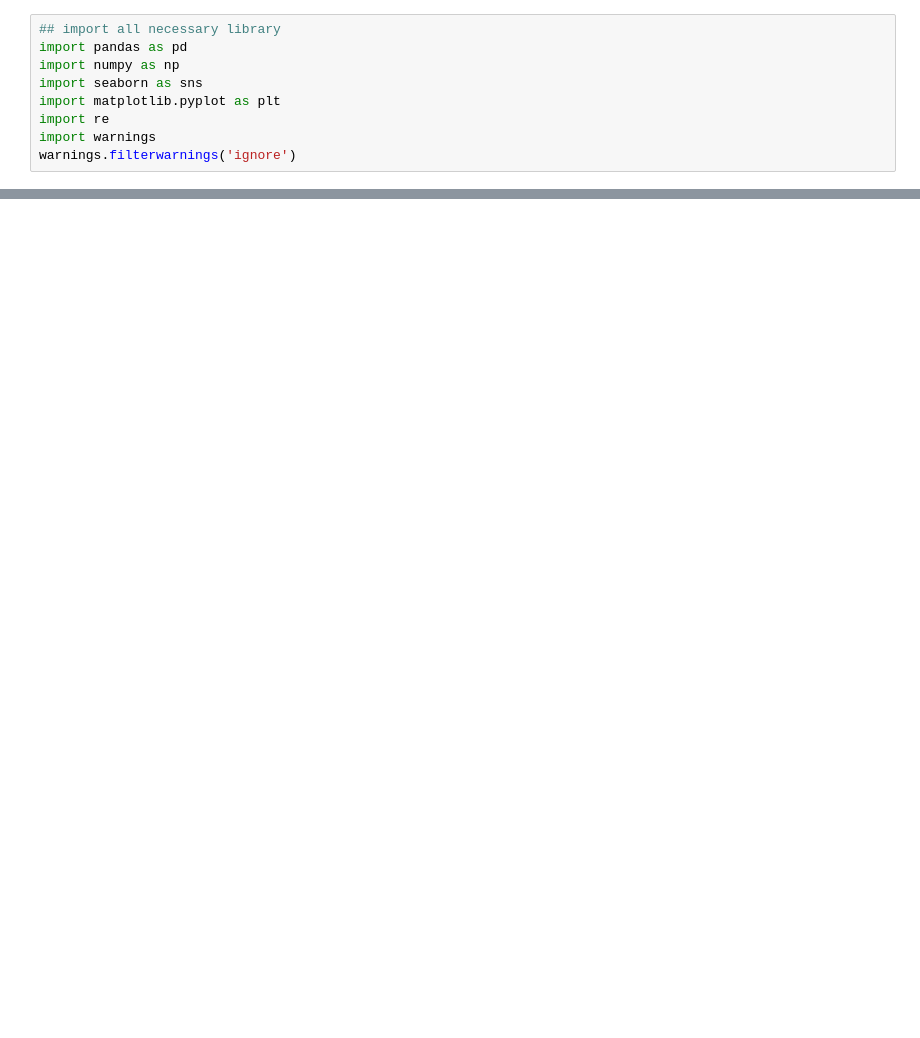
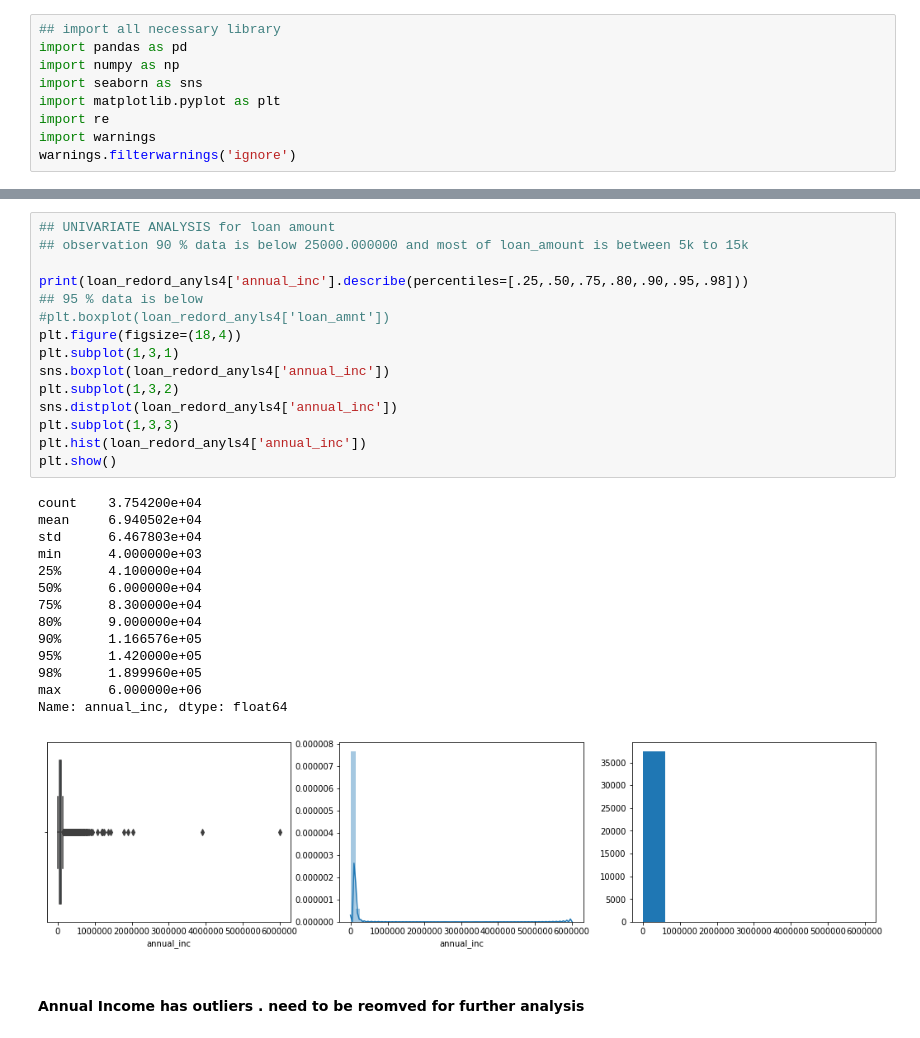
Before and after one commit to ravi2106shekhar/LendingClubCaseStudy, a Jupyter notebook: Ravi_Shekhar.ipynb, the cells around one changed output, grey strips where cells are left out. Drawn from its saved outputs; the diff is of its cells as text; blank space fills up the shorter version.

```diff
--- a/Ravi_Shekhar.ipynb
+++ b/Ravi_Shekhar.ipynb
@@ -565,0 +482,32 @@ memory usage: 17.6+ MB
+# %%
+## UNIVARIATE ANALYSIS for loan amount
+## observation 90 % data is below 25000.000000 and most of loan_amount is between 5k to 15k
+
+print(loan_redord_anyls4['annual_inc'].describe(percentiles=[.25,.50,.75,.80,.90,.95,.98]))
+## 95 % data is below
+#plt.boxplot(loan_redord_anyls4['loan_amnt'])
+plt.figure(figsize=(18,4))
+plt.subplot(1,3,1)
+sns.boxplot(loan_redord_anyls4['annual_inc'])
+plt.subplot(1,3,2)
+sns.distplot(loan_redord_anyls4['annual_inc'])
+plt.subplot(1,3,3)
+plt.hist(loan_redord_anyls4['annual_inc'])
+plt.show()
+# %% [output]
+count    3.754200e+04
+mean     6.940502e+04
+std      6.467803e+04
+min      4.000000e+03
+25%      4.100000e+04
+50%      6.000000e+04
+75%      8.300000e+04
+80%      9.000000e+04
+90%      1.166576e+05
+95%      1.420000e+05
+98%      1.899960e+05
+max      6.000000e+06
+Name: annual_inc, dtype: float64
+[figure, added]
+# %% [markdown]
+#### Annual Income has outliers . need to be reomved for further analysis
```
Also changed, not shown: parts of 75 cells of this notebook, 1 other file.
